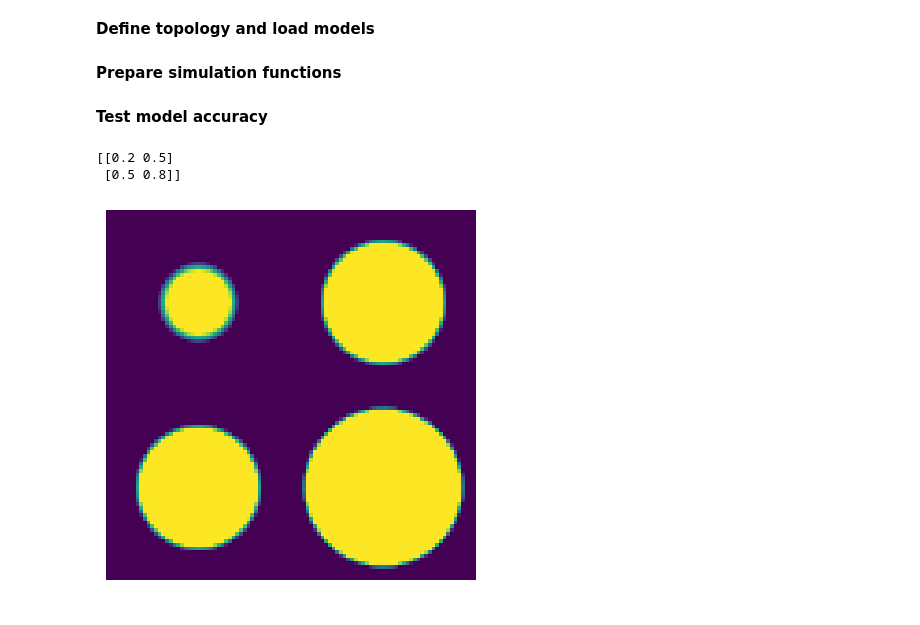
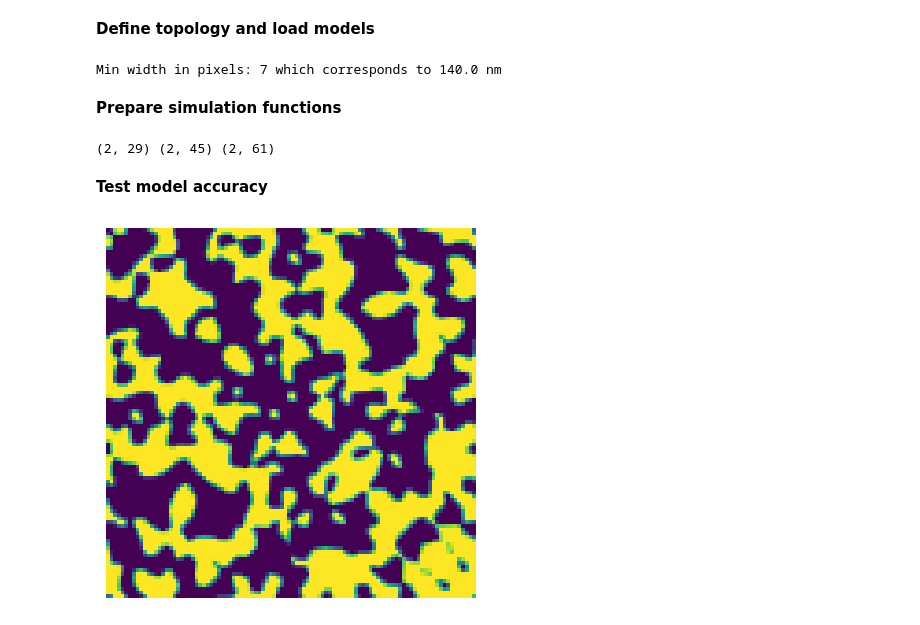
Before and after one commit to levdik/fmmeta, a Jupyter notebook: design_rgb_sorter.ipynb, the cells around one changed output. Saved outputs shown, nothing was run; the diff lists cells and outputs as text; code cells hidden in the pictures.

```diff
--- a/design_rgb_sorter.ipynb
+++ b/design_rgb_sorter.ipynb
@@ -24,3 +41,12 @@ blue_model = ai.load_model(
     filename='ai_models/mlp_blue_cylinder.msgpack', model_type=ai.ScatteringMLP,
     din=3, n_modes=61, n_out_channels=4, hidden_dims=[256] * 6
 )
+# %%
+n_px = 100
+topology = topology_parametrization.GaussianField(n_px, sigma=16, symmetry_type='main_diagonal')
+min_width = 140
+min_width_px = round(min_width * n_px / period)
+min_width_px = (min_width_px // 2) * 2 + 1
+print('Min width in pixels:', min_width_px, 'which corresponds to', min_width_px * period / n_px, 'nm')
+# %% [output]
+Min width in pixels: 7 which corresponds to 140.0 nm
@@ -32,15 +63,18 @@ common_sim_kwargs = {'period': 2000, 'lens_thickness': 600, 'substrate_thickness
 red_sim, red_basis = prepare_lens_scattering_solver(wavelength=650, **common_sim_kwargs)
 green_sim, green_basis = prepare_lens_scattering_solver(wavelength=550, **common_sim_kwargs)
 blue_sim, blue_basis = prepare_lens_scattering_solver(wavelength=450, **common_sim_kwargs)
+
+print(red_basis.shape, green_basis.shape, blue_basis.shape)
+# %% [output]
+(2, 29) (2, 45) (2, 61)
 # %% [markdown]
 **Test model accuracy**
 # %%
-params = jnp.array([0.2, 0.5, 0.8])
-pattern = topology(params)
-plt.imshow(pattern)
+# test_params = jnp.array([0.2, 0.5, 0.8])
+test_params = jax.random.uniform(jax.random.key(1), topology.n_geometrical_parameters, minval=topology.minval, maxval=topology.maxval)
+test_pattern = topology(test_params)
+plt.imshow(test_pattern)
 plt.axis('off')
 plt.show()
 # %% [output]
-[[0.2 0.5]
- [0.5 0.8]]
-[figure, old version]
+[figure, new version]
```
Also changed, not shown: parts of 40 cells of this notebook.
